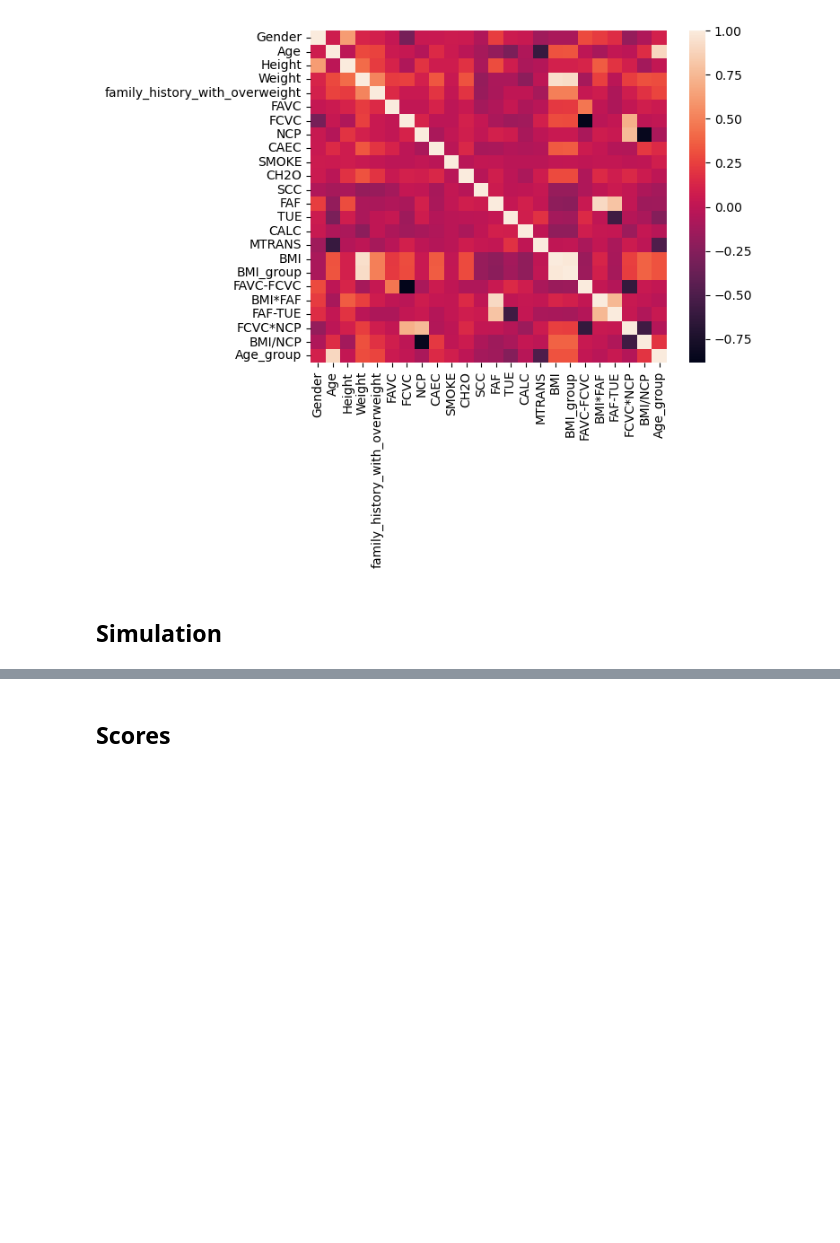
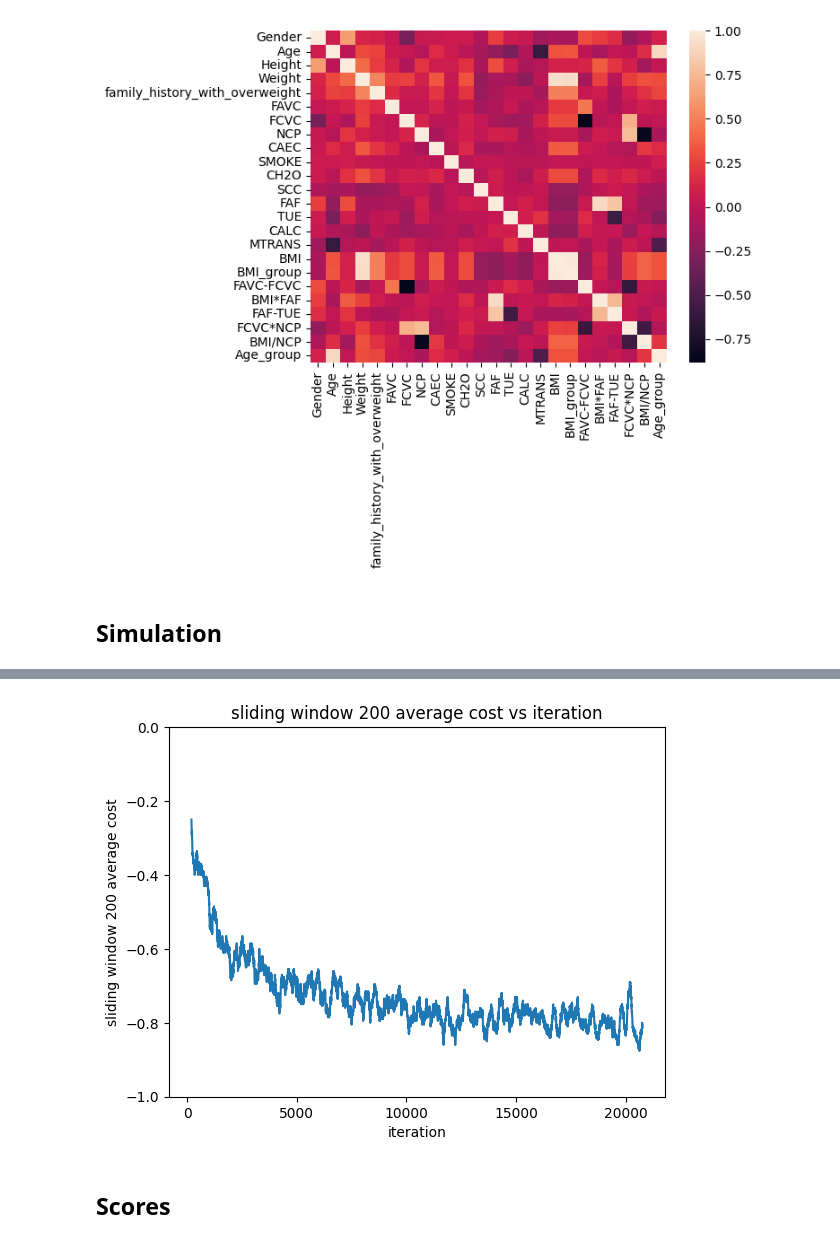
Before and after one commit to awu-lgtm/Contextual-bandits, a Jupyter notebook: cb.ipynb, the cells around one changed output, grey strips where cells are left out. Saved outputs shown, nothing was run; the diff lists cells and outputs as text; code cells hidden in the pictures; blank space fills up the shorter version.

Commit message:
Add sliding window average, edit readme for more clarity

```diff
--- a/cb.ipynb
+++ b/cb.ipynb
@@ -140,3 +144,8 @@ plt.show()
+# %%
+plot_sliding_window(costs)
+plt.show()
+# %% [output]
+[figure, added]
 # %% [markdown]
 ## Scores ##
 # %%
```
Also changed, not shown: parts of 6 cells of this notebook, 7 other files.
